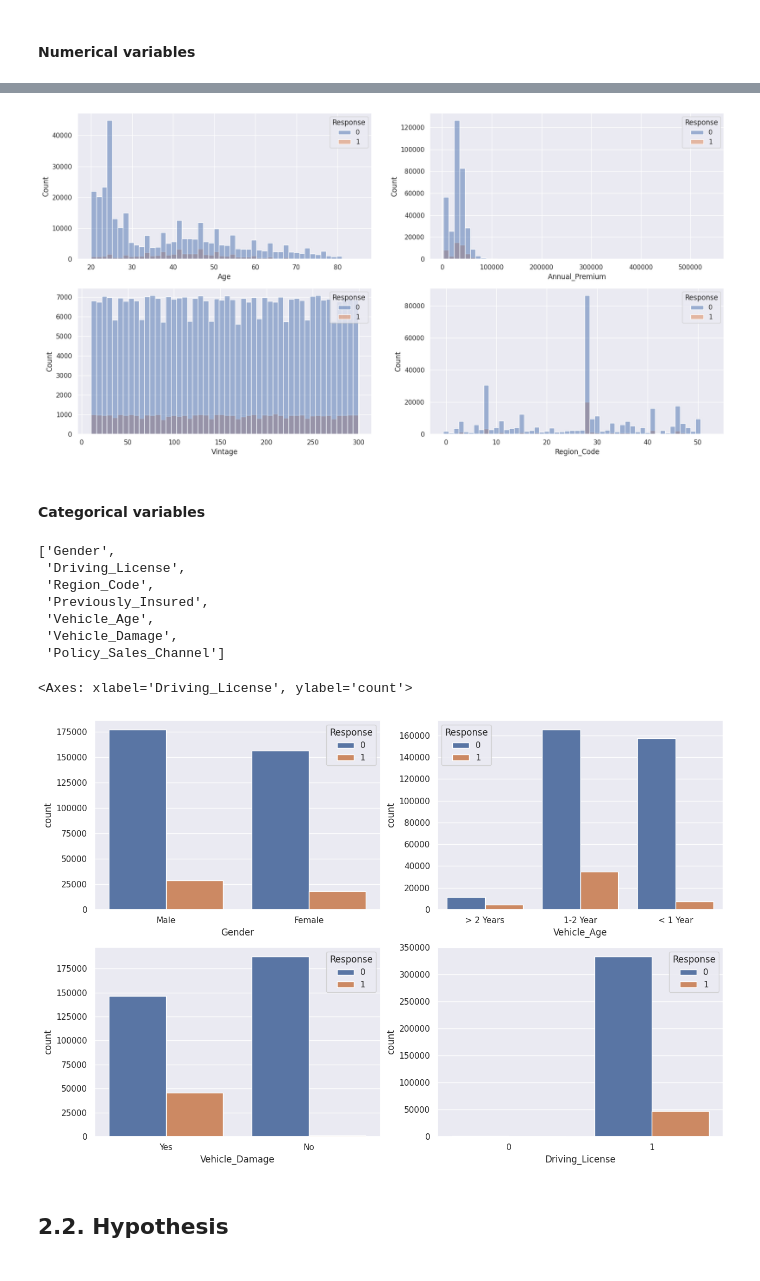
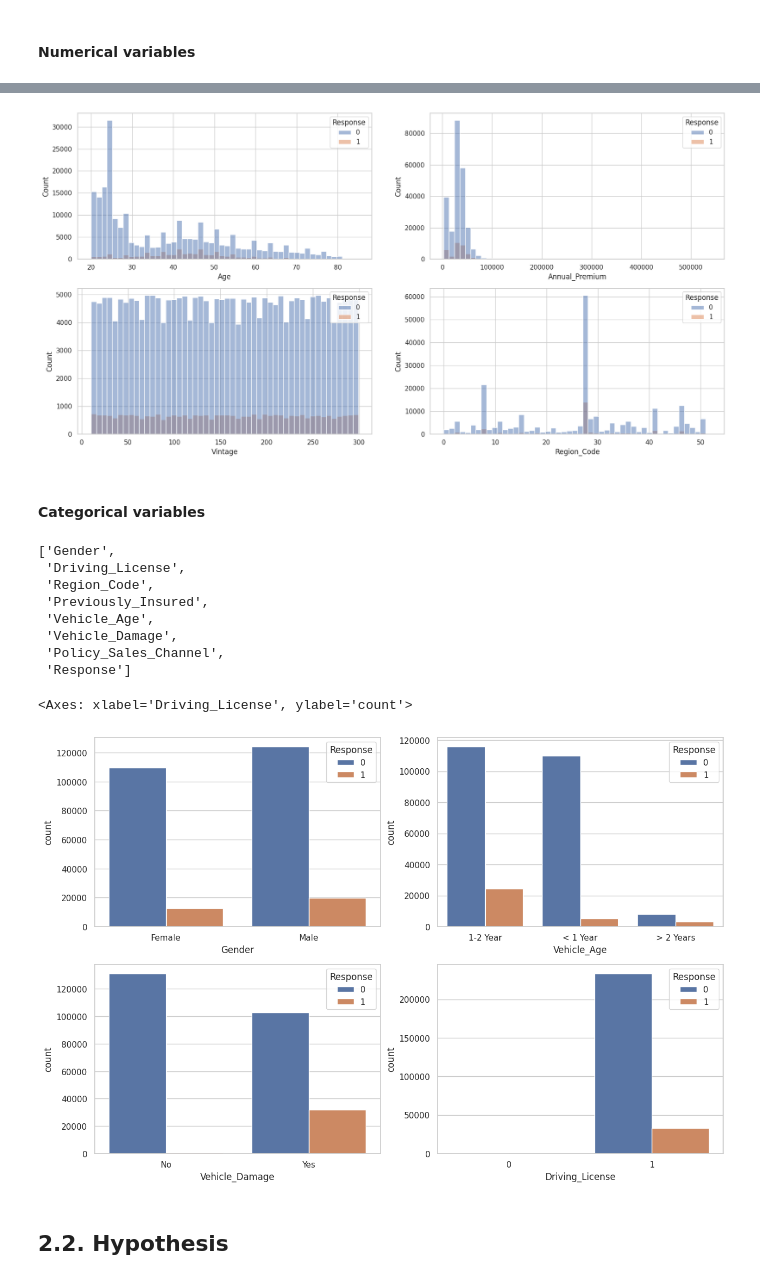
Before and after one commit to ezequielpf/health_insurance_cross_sell, a Jupyter notebook: notebooks/1_car_insurance.ipynb, the cells around one changed output, grey strips where cells are left out. Cells and saved outputs as stored; diff of their text form; code cells hidden in the pictures.

```diff
--- a/notebooks/1_car_insurance.ipynb
+++ b/notebooks/1_car_insurance.ipynb
@@ -57,5 +72,5 @@ def some_metrics(y_pred, y_true):
 # %%
-PATH = '/home/ezequiel/Documentos/Comunidade_DS/car_insurance_sell/data/raw/train.csv'
+PATH = '../data/raw/train.csv'
 
 df_raw = pd.read_csv(filepath_or_buffer=PATH)
 df = df_raw.copy()
@@ -144,7 +159,7 @@ memory usage: 34.9+ MB
 # %% [markdown]
 #### Transform type of some categorical features
 # %%
-df['Driving_License'] = df['Driving_License'].astype('category')
-df['Previously_Insured'] = df['Previously_Insured'].astype('category')
-df['Region_Code'] = df['Region_Code'].astype('category')
-df['Policy_Sales_Channel'] = df['Policy_Sales_Channel'].astype('category')
+#df['Driving_License'] = df['Driving_License'].astype('category')
+#df['Previously_Insured'] = df['Previously_Insured'].astype('category')
+#df['Region_Code'] = df['Region_Code'].astype('category')
+#df['Policy_Sales_Channel'] = df['Policy_Sales_Channel'].astype('category')
@@ -201,3 +196,5 @@ df.duplicated().sum()
+# %%
+df_train, df_valid = train_test_split(df, train_size=0.7, stratify=df['Response'], random_state=seed)
 # %% [markdown]
 #### Target variable
 -> Unbalanced target
@@ -235,15 +233,17 @@ df[num_columns].describe()
 # %%
 fig, ax = plt.subplots(nrows=2, ncols=2, figsize=(20, 10))
-sns.histplot(data=df, x='Age', hue='Response', bins=50, ax=ax[0][0])
-sns.histplot(data=df, x='Annual_Premium', bins=50, hue='Response', ax=ax[0][1])
-sns.histplot(data=df, x='Vintage', hue='Response', bins=50, ax=ax[1][0])
-sns.histplot(data=df, x='Region_Code', hue='Response', bins=50, ax=ax[1][1]);
+sns.histplot(data=df_train, x='Age', hue='Response', bins=50, ax=ax[0][0])
+sns.histplot(data=df_train, x='Annual_Premium', bins=50, hue='Response', ax=ax[0][1])
+sns.histplot(data=df_train, x='Vintage', hue='Response', bins=50, ax=ax[1][0])
+sns.histplot(data=df_train, x='Region_Code', hue='Response', bins=50, ax=ax[1][1]);
 # %% [output]
-[figure, old version]
+[figure, new version]
 # %% [markdown]
 #### Categorical variables
 # %%
-cat_columns = df.select_dtypes(include=['object', 'category']).columns.tolist()
+#cat_columns = df_train.select_dtypes(include=['object', 'category']).columns.tolist()
+cat_columns = df_train.drop(columns=num_columns).columns.tolist()
+cat_columns.pop(0)
 cat_columns
 # %% [output]
 ['Gender',
@@ -252,16 +252,17 @@ cat_columns
  'Previously_Insured',
  'Vehicle_Age',
  'Vehicle_Damage',
- 'Policy_Sales_Channel']
+ 'Policy_Sales_Channel',
+ 'Response']
 # %%
 fig, ax = plt.subplots(nrows=2, ncols=2, figsize=(15, 10))
-sns.countplot(data=df, x='Gender', hue='Response', ax=ax[0][0])
-sns.countplot(data=df, x='Vehicle_Age', hue='Response', ax=ax[0][1])
-sns.countplot(data=df, x='Vehicle_Damage', hue='Response', ax=ax[1][0])
-sns.countplot(data=df, x='Driving_License', hue='Response', ax=ax[1][1])
+sns.countplot(data=df_train, x='Gender', hue='Response', ax=ax[0][0])
+sns.countplot(data=df_train, x='Vehicle_Age', hue='Response', ax=ax[0][1])
+sns.countplot(data=df_train, x='Vehicle_Damage', hue='Response', ax=ax[1][0])
+sns.countplot(data=df_train, x='Driving_License', hue='Response', ax=ax[1][1])
 # %% [output]
 <Axes: xlabel='Driving_License', ylabel='count'>
-[figure, old version]
+[figure, new version]
 # %% [markdown]
 ## 2.2. Hypothesis
 # %% [markdown]
```
Also changed, not shown: parts of 96 cells of this notebook, 3 other files.
